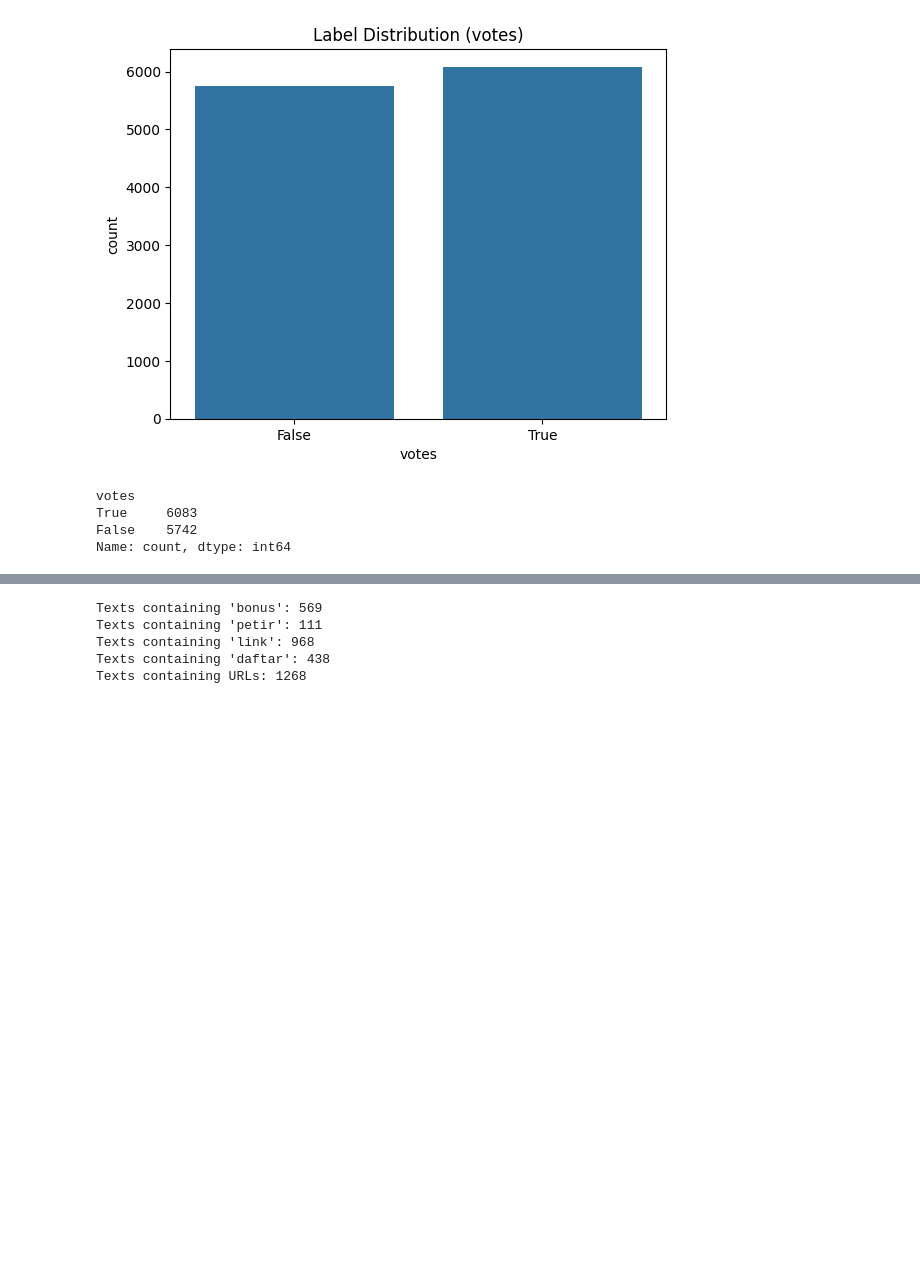
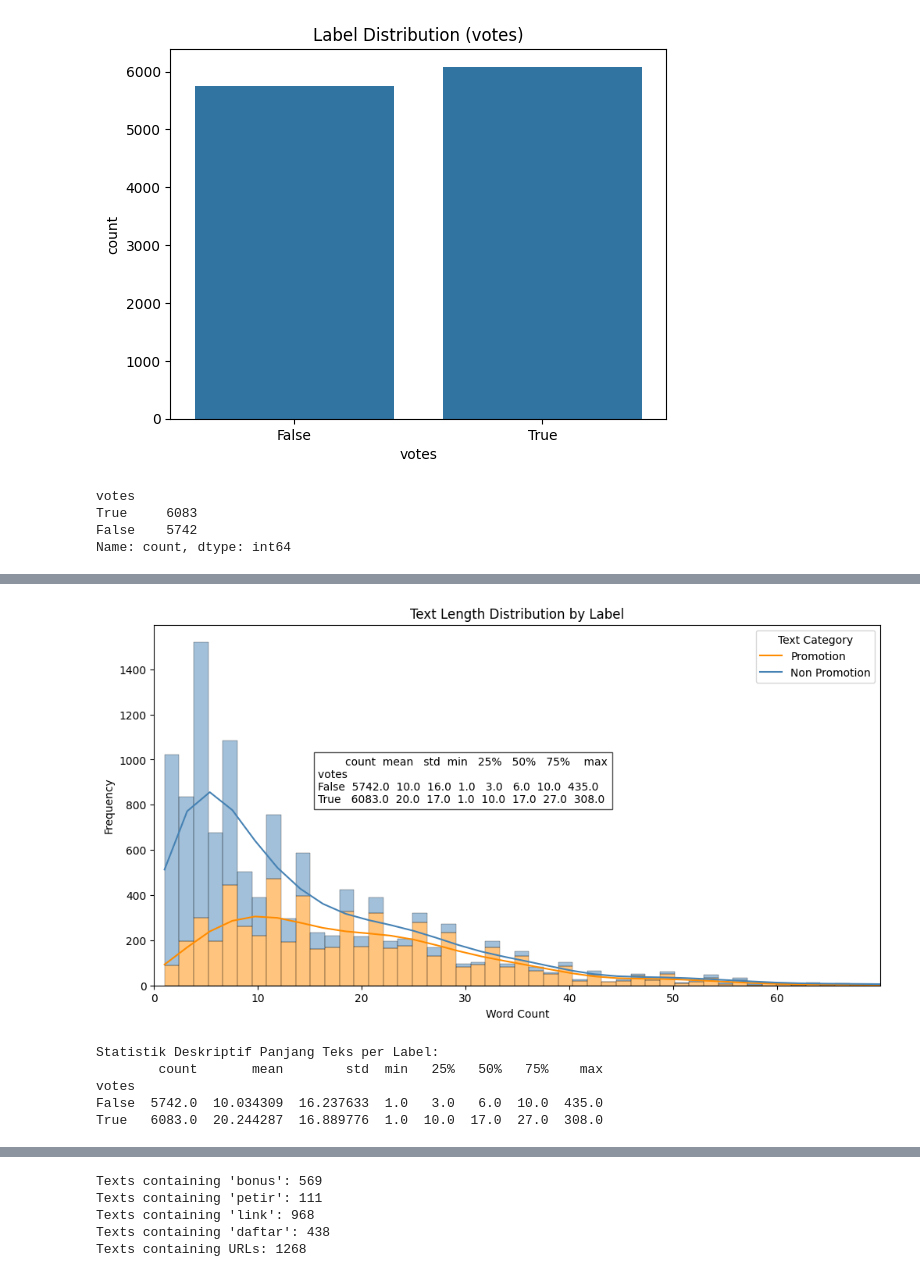
Before and after one commit to M4RV3L24/Online-Gambling-Detection-using-IndoBERTweet, a Jupyter notebook: Preprocessing/data_analysis.ipynb, the cells around one changed output, grey strips where cells are left out. Saved outputs shown, nothing was run; the diff lists cells and outputs as text; code cells hidden in the pictures; blank space fills up the shorter version.

```diff
--- a/Preprocessing/data_analysis.ipynb
+++ b/Preprocessing/data_analysis.ipynb
@@ -63,6 +72,50 @@ df.groupby('votes')['text_length'].describe()
 | votes |  |  |  |  |  |  |  |  |
 | False | 5742.0 | 10.034309 | 16.237633 | 1.0 | 3.0 | 6.0 | 10.0 | 435.0 |
 | True | 6083.0 | 20.244287 | 16.889776 | 1.0 | 10.0 | 17.0 | 27.0 | 308.0 |
+# %%
+import pandas as pd
+import seaborn as sns
+import matplotlib.pyplot as plt
+import numpy as np
+
+# Asumsikan 'df' adalah DataFrame Anda dan memiliki kolom 'text' dan 'votes'.
+# Jika kolom label Anda memiliki nama yang berbeda, silakan ganti 'votes'.
+
+# 1. Menghitung panjang teks (jumlah kata)
+# Bagian ini sudah benar dan tidak perlu diubah.
+df['text_length'] = df['text'].apply(lambda x: len(str(x).split()))
+df['label_deskriptif'] = df['votes'].map({True: 'Promotion', False: 'Non Promotion'})
+stats = df.groupby('votes')['text_length'].describe()
+
+# Convert ke string yang rapi
+stats_str = stats.round(0).to_string()
+
+# 2. Visualisasi distribusi panjang teks untuk setiap label
+plt.figure(figsize=(12, 6))
+# Menggunakan parameter 'hue' untuk memisahkan plot berdasarkan kolom 'votes'
+sns.histplot(data=df, x='text_length', hue='label_deskriptif', multiple="stack", kde=True, bins="auto"
+             ,palette={'Non Promotion': 'steelblue', 'Promotion': 'darkorange'})
+plt.title('Text Length Distribution by Label')
+plt.xlabel('Word Count')
+plt.ylabel('Frequency')
+plt.xlim(0, 70)
+plt.xticks(np.arange(0, 70, 10))
+plt.legend(title='Text Category', labels=['Promotion', 'Non Promotion'])
+plt.gcf().text(0.3, 0.5, stats_str, fontsize=10, bbox=dict(facecolor='white', alpha=0.7))
+
+plt.show()
+
+# 3. Menampilkan statistik deskriptif untuk panjang teks per label
+# Bagian ini sudah benar dan sangat berguna untuk analisis.
+print("Statistik Deskriptif Panjang Teks per Label:")
+print(df.groupby('votes')['text_length'].describe())
+# %% [output]
+[figure, added]
+Statistik Deskriptif Panjang Teks per Label:
+        count       mean        std  min   25%   50%   75%    max
+votes
+False  5742.0  10.034309  16.237633  1.0   3.0   6.0  10.0  435.0
+True   6083.0  20.244287  16.889776  1.0  10.0  17.0  27.0  308.0
 # %%
 stopwords_custom = [
 #   // Kata Ganti
```
Also changed, not shown: parts of 5 cells of this notebook, 12 other files.
